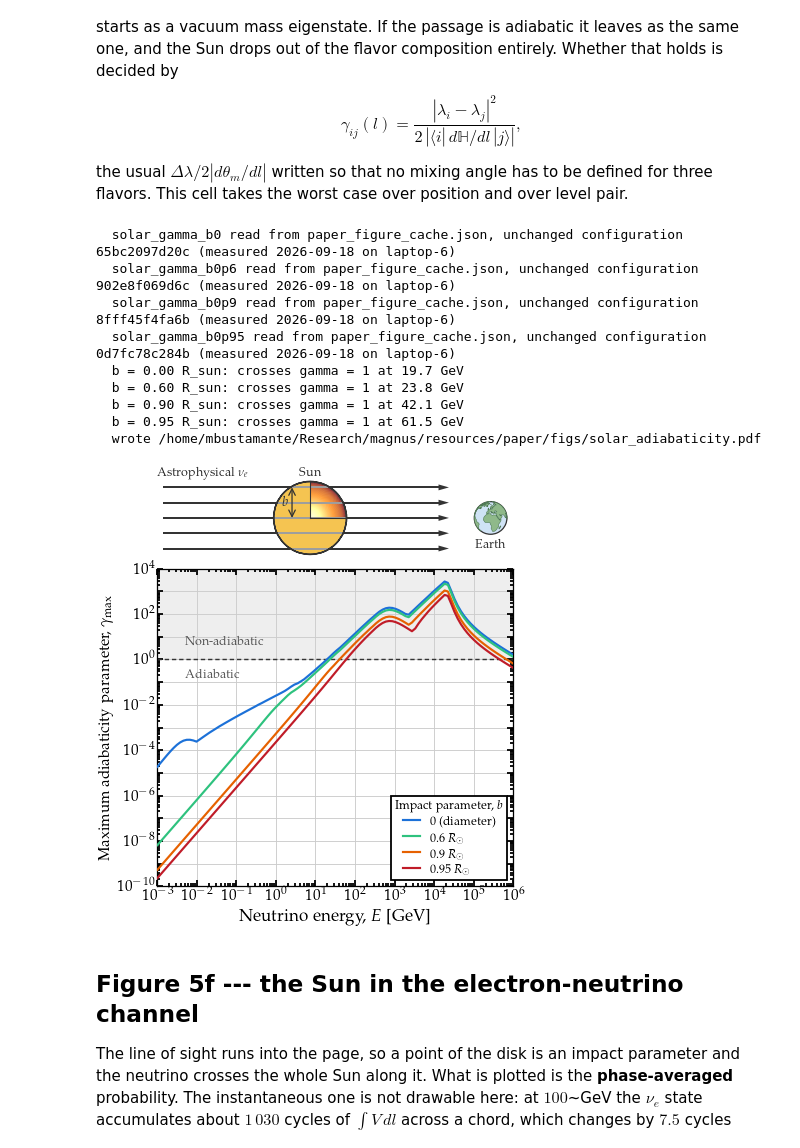
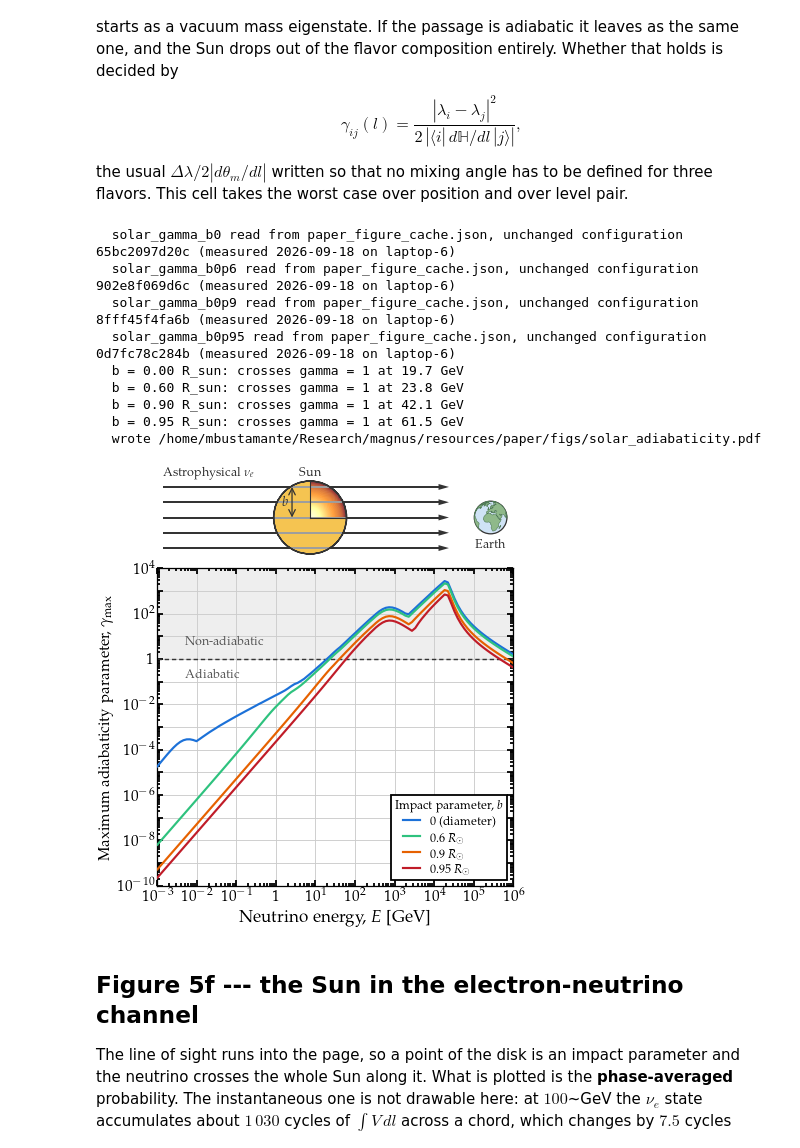
Before and after one commit to mbustama/Magnus, a Jupyter notebook: notebooks/28_magnus_paper_figures.ipynb, the cells around one changed output. Cells and saved outputs as stored; diff of their text form; code cells hidden in the pictures.

```diff
--- a/notebooks/28_magnus_paper_figures.ipynb
+++ b/notebooks/28_magnus_paper_figures.ipynb
@@ -3092,7 +3092,7 @@ for ring in LAND:
     axs.add_patch(Polygon(np.column_stack([EAR_X + EAR_RD*xx, EAR_RD*yy]),
                           closed=True, facecolor='#8fb98a', edgecolor='#4f7a55',
                           lw=0.3, zorder=5))
-axs.text(1.25, 1.10, r'Astrophysical $\nu_e$', ha='center', va='bottom', fontsize=7.0,
+axs.text(0.10, 1.10, r'Astrophysical $\nu_e$', ha='left', va='bottom', fontsize=7.0,
          color=INK)
 # The impact parameter, marked on one ray: the perpendicular distance from the
 # Sun's center to that trajectory.
@@ -3114,39 +3114,44 @@ for br, color, label in SOLAR_B:
 ax.axhline(1.0, color=INK, lw=0.8, ls=(0, (3, 2)), zorder=2)
 ax.set_xlim(SOLAR_E[0], SOLAR_E[-1]); ax.set_ylim(1e-10, 1e4)
 ax.set_yticks([10.0**k for k in range(-10, 5)])
-ax.set_yticklabels([(r'$10^{%d}$' % k) if k % 2 == 0 else '' for k in range(-10, 5)])
+ax.set_yticklabels([('' if k % 2 else (r'$1$' if k == 0 else r'$10^{%d}$' % k))
+                    for k in range(-10, 5)])
 ax.set_xticks([10.0**k for k in range(-3, 7)])
+ax.set_xticklabels([(r'$1$' if k == 0 else r'$10^{%d}$' % k)
+                    for k in range(-3, 7)])
+# A touch more air under the energy labels than the shared rcParams give.
+ax.tick_params(axis='x', which='major', pad=2.6)
 ax.xaxis.set_minor_locator(mpl.ticker.LogLocator(base=10.0, subs=tuple(np.arange(2, 10)*0.1),
                                                  numticks=100))
 ax.yaxis.set_minor_locator(mpl.ticker.LogLocator(base=10.0, subs=tuple(np.arange(2, 10)*0.1),
                                                  numticks=100))
 ax.set_xlabel(r'Neutrino energy, $E$ [GeV]', labelpad=2.0)
 ax.set_ylabel(r'Maximum adiabaticity parameter, $\gamma_{\rm max}$', labelpad=2.0,
               fontsize=8.5)
 ax.text(5.0e-3, 10.0**0.45, 'Non-adiabatic', fontsize=7.0, color='0.35',
         ha='left', va='bottom')
 ax.text(5.0e-3, 10.0**-0.45, 'Adiabatic', fontsize=7.0, color='0.35',
         ha='left', va='top')
 ax.grid(True, which='major', color=GRID, lw=0.5); ax.set_axisbelow(True)
 leg = ax.legend(loc='lower right', fontsize=6.8, handlelength=1.4, borderpad=0.35,
                 labelspacing=0.3, title=r'Impact parameter, $b$', title_fontsize=6.8)
 leg.get_frame().set_edgecolor('black')
 for br, _, _ in SOLAR_B:
     above = SOLAR_E[GAMMA[br] > 1.0]
     print('  b = %.2f R_sun: crosses gamma = 1 at %s GeV'
           % (br, ('%.3g' % above.min()) if len(above) else 'never'))
 save(fig, 'solar_adiabaticity.pdf')
 # %% [output]
   solar_gamma_b0 read from paper_figure_cache.json, unchanged configuration 65bc2097d20c (measured 2026-09-18 on laptop-6)
   solar_gamma_b0p6 read from paper_figure_cache.json, unchanged configuration 902e8f069d6c (measured 2026-09-18 on laptop-6)
   solar_gamma_b0p9 read from paper_figure_cache.json, unchanged configuration 8fff45f4fa6b (measured 2026-09-18 on laptop-6)
   solar_gamma_b0p95 read from paper_figure_cache.json, unchanged configuration 0d7fc78c284b (measured 2026-09-18 on laptop-6)
   b = 0.00 R_sun: crosses gamma = 1 at 19.7 GeV
   b = 0.60 R_sun: crosses gamma = 1 at 23.8 GeV
   b = 0.90 R_sun: crosses gamma = 1 at 42.1 GeV
   b = 0.95 R_sun: crosses gamma = 1 at 61.5 GeV
   wrote /home/mbustamante/Research/magnus/resources/paper/figs/solar_adiabaticity.pdf
-[figure, old version]
+[figure, new version]
 # %% [markdown]
 ## Figure 5f --- the Sun in the electron-neutrino channel
 
```
Also changed, not shown: 2 other files.
